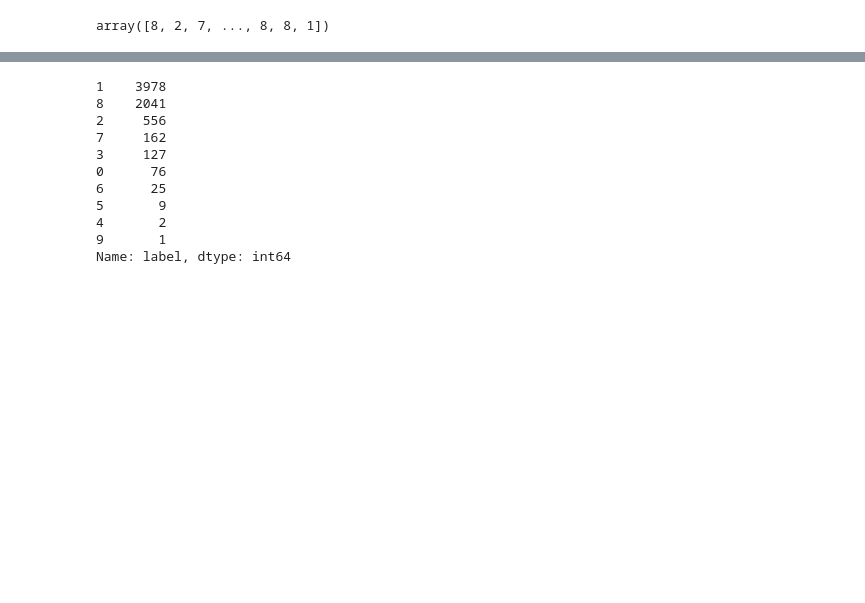
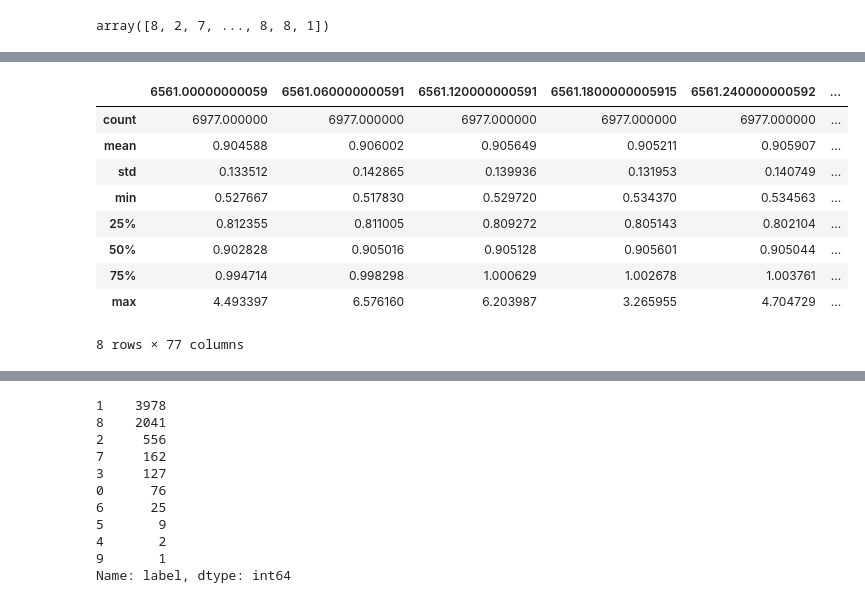
Before and after one commit to PravNJ/PCT-stars-GALAH, a Jupyter notebook: dtw-agglo-clustering.ipynb, the cells around one changed output, grey strips where cells are left out. Drawn from its saved outputs; the diff is of its cells as text; code cells hidden in the pictures; blank space fills up the shorter version.

```diff
--- a/dtw-agglo-clustering.ipynb
+++ b/dtw-agglo-clustering.ipynb
@@ -109,0 +144,4 @@ df_masked["label"] = pd.Series(agglom.labels_, index = df_masked.index)
+# %%
+df_sobject_ids = pd.read_csv("/home/praveen/Documents/Research Data/best_emission_candidates.csv", header=None)
+# %%
+df_sobject_ids.columns = ["sobject_id"]
@@ -109,0 +150,13 @@ df_masked["label"] = pd.Series(agglom.labels_, index = df_masked.index)
+# %%
+df_masked.describe()
+# %% [output]
+|  | 6561.00000000059 | 6561.060000000591 | 6561.120000000591 | 6561.1800000005915 | 6561.240000000592 | ... |
+| count | 6977.000000 | 6977.000000 | 6977.000000 | 6977.000000 | 6977.000000 | ... |
+| mean | 0.904588 | 0.906002 | 0.905649 | 0.905211 | 0.905907 | ... |
+| std | 0.133512 | 0.142865 | 0.139936 | 0.131953 | 0.140749 | ... |
+| min | 0.527667 | 0.517830 | 0.529720 | 0.534370 | 0.534563 | ... |
+| 25% | 0.812355 | 0.811005 | 0.809272 | 0.805143 | 0.802104 | ... |
+| 50% | 0.902828 | 0.905016 | 0.905128 | 0.905601 | 0.905044 | ... |
+| 75% | 0.994714 | 0.998298 | 1.000629 | 1.002678 | 1.003761 | ... |
+| max | 4.493397 | 6.576160 | 6.203987 | 3.265955 | 4.704729 | ... |
+8 rows × 77 columns
```
Also changed, not shown: parts of 17 cells of this notebook.
